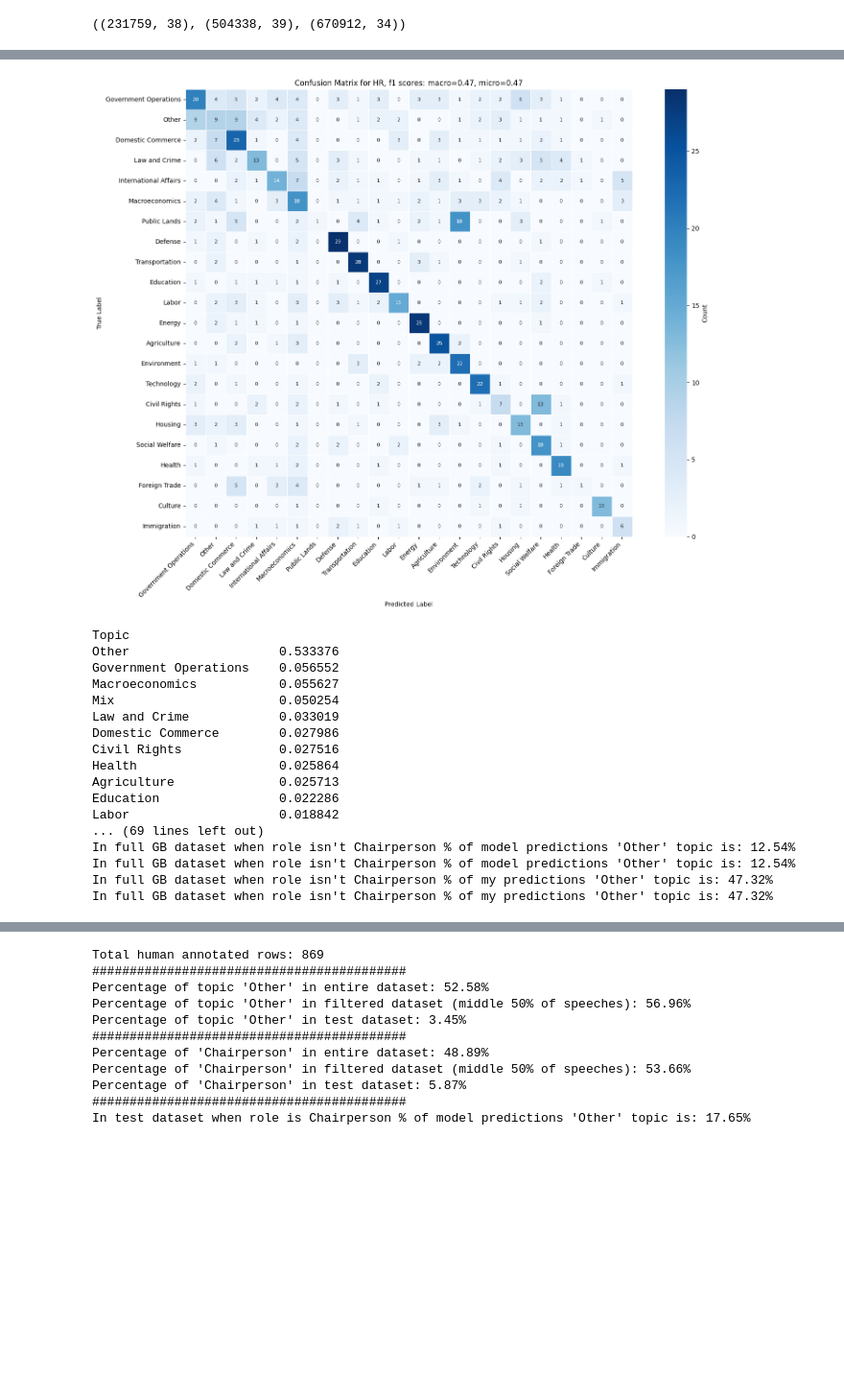
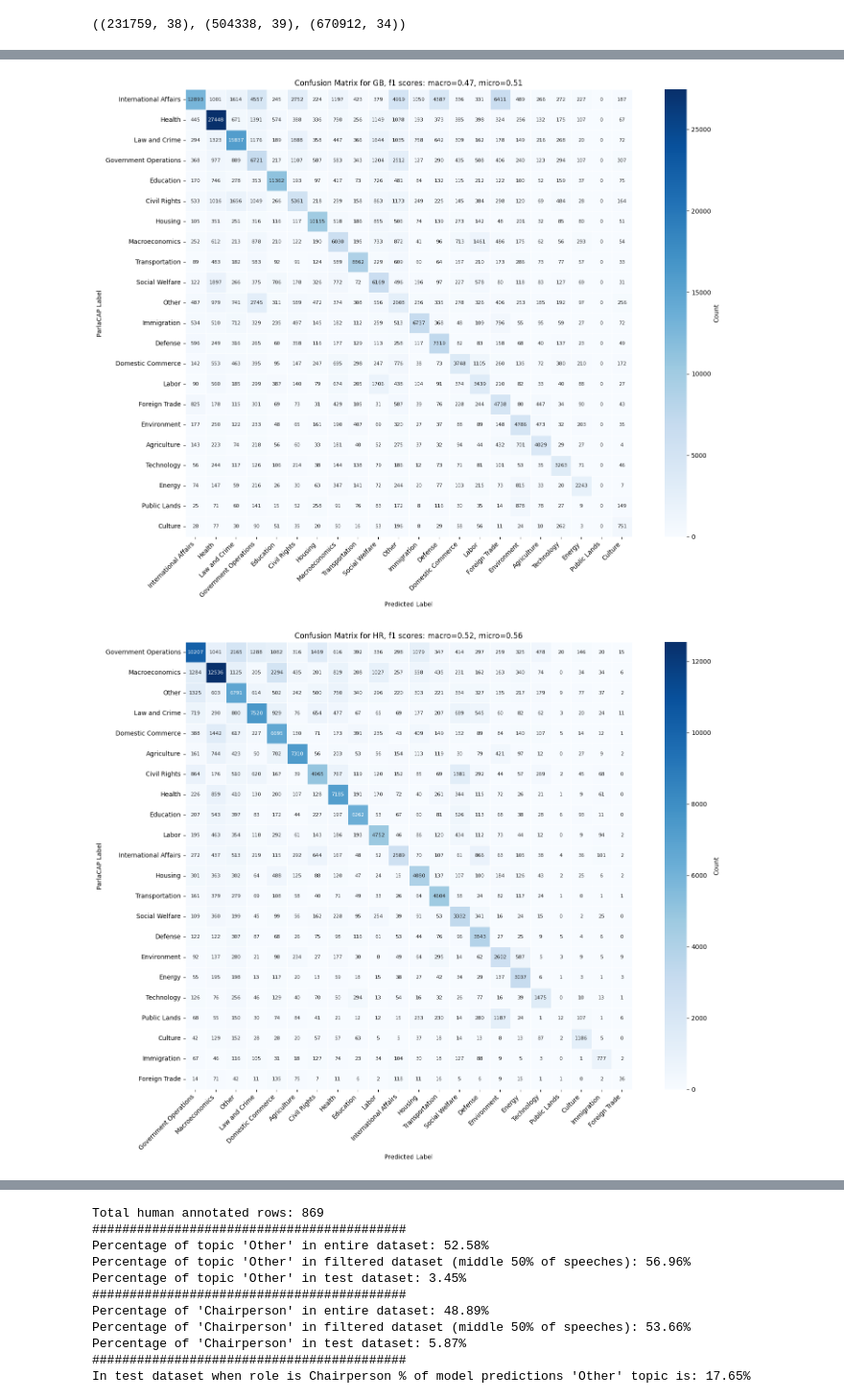
Before and after one commit to pavlesav/master-thesis, a Jupyter notebook: code/visualization.ipynb, the cells around one changed output, grey strips where cells are left out. Shown at 96% size. Saved outputs shown, nothing was run; the diff lists cells and outputs as text; code cells hidden in the pictures; blank space fills up the shorter version.

```diff
--- a/code/visualization.ipynb
+++ b/code/visualization.ipynb
@@ -330,6 +246,12 @@ def analyze_labels(df, evaluation_topic_col, true_label_topic_column,
     if exclude_topics:
         for col in [evaluation_topic_col, true_label_topic_column]:
             df = df[~df[col].isin(exclude_topics)]
+
+    # Filter rows based on word count
+    if min_word_count is not None:
+        df = df[df[text_column].apply(lambda x: len(str(x).split())) >= min_word_count]
+    if max_word_count is not None:
+        df = df[df[text_column].apply(lambda x: len(str(x).split())) <= max_word_count]
 
     # Flexible sampling per CAP label
     if sample_size != 'all':
@@ -361,7 +283,7 @@ def analyze_labels(df, evaluation_topic_col, true_label_topic_column,
                 linewidths=0.5, linecolor='white')
     plt.title(f'Confusion Matrix for {dataset_name}, f1 scores: macro={f1_macro:.2f}, micro={f1_micro:.2f}')
     plt.xlabel('Predicted Label')
-    plt.ylabel('True Label')
+    plt.ylabel('ParlaCAP Label')
     plt.xticks(rotation=45, ha='right')
     plt.yticks(rotation=0)
     plt.tight_layout()
@@ -383,35 +324,31 @@ def analyze_labels(df, evaluation_topic_col, true_label_topic_column,
 # %%
+# results compared to parlacap
+
 results_all = {}
 
-# results_all['GB'] = analyze_labels(
-#     GB, 'topic_consensus', 'True_label',
-#     # exclude_roles=['Chairperson'],
-#     exclude_topics=['Other', 'Mix'],
-#     dataset_name="GB"
-# )
+results_all['GB'] = analyze_labels(
+    GB, 'topic_consensus', 'Topic',
+    #exclude_roles=['Chairperson'],
+    exclude_topics=['Mix'],
+    min_word_count=70,
+    dataset_name="GB"
+)
 
 results_all['HR'] = analyze_labels(
-    HR, 'topic_consensus', 'True_label',
-   # exclude_roles=['Chairperson'],
+    HR, 'topic_consensus', 'Topic',
+    #exclude_roles=['Chairperson'],
     exclude_topics=['Mix'],
+    min_word_count=70,
     dataset_name="HR",
 )
+
+results_all['AT'] = analyze_labels(
+    AT, 'topic_consensus', 'Topic',
+    #exclude_roles=['Chairperson'],
+    exclude_topics=['Mix'],
+    min_word_count=70,
+    dataset_name="AT"
+)
 # %% [output]
-[figure, old version]
+[figure, new version]
-Topic
-Other                    0.533376
-Government Operations    0.056552
-Macroeconomics           0.055627
-Mix                      0.050254
-Law and Crime            0.033019
-Domestic Commerce        0.027986
-Civil Rights             0.027516
-Health                   0.025864
-Agriculture              0.025713
-Education                0.022286
-Labor                    0.018842
-... (69 lines left out)
-In full GB dataset when role isn't Chairperson % of model predictions 'Other' topic is: 12.54%
-In full GB dataset when role isn't Chairperson % of model predictions 'Other' topic is: 12.54%
-In full GB dataset when role isn't Chairperson % of my predictions 'Other' topic is: 47.32%
-In full GB dataset when role isn't Chairperson % of my predictions 'Other' topic is: 47.32%
+[figure, added]
```
Also changed, not shown: parts of 13 cells of this notebook, 1 other file.
